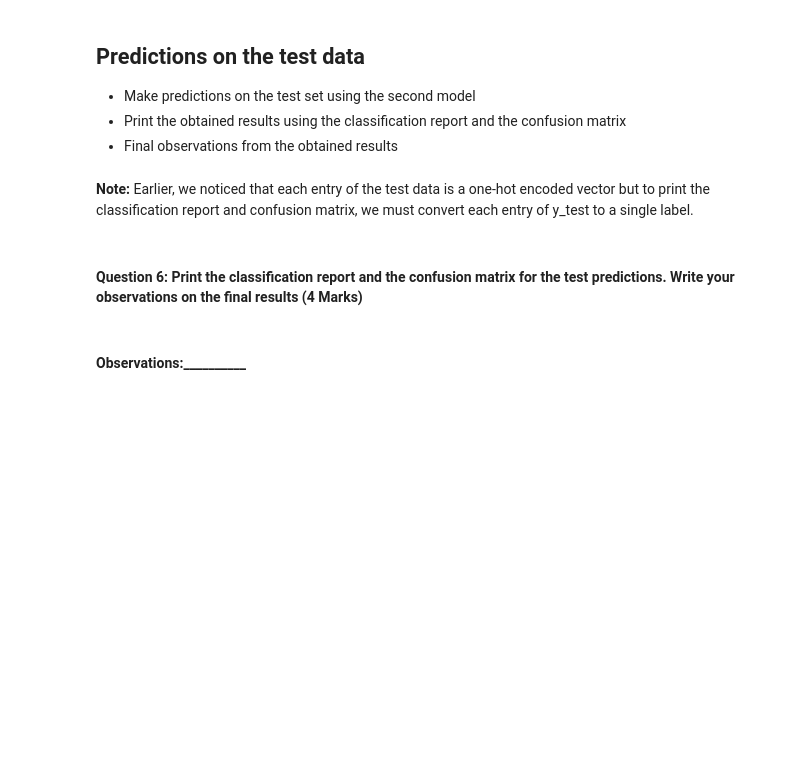
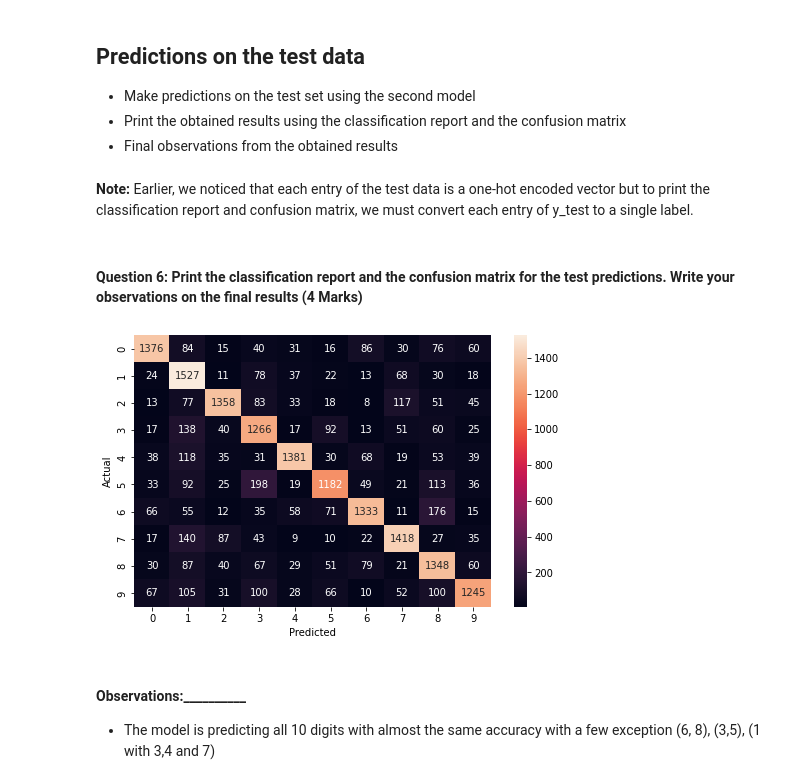
Before and after one commit to hmamoun/Python, a Jupyter notebook: Deep Learning/Project-ANN-Street View Housing Number Digit Recognition/NN_Project_Learner_Notebook_SVHN.ipynb, the cells around one changed output. Cells and saved outputs as stored; diff of their text form; code cells hidden in the pictures; blank space fills up the shorter version.

```diff
--- a/Deep Learning/Project-ANN-Street View Housing Number Digit Recognition/NN_Project_Learner_Notebook_SVHN.ipynb
+++ b/Deep Learning/Project-ANN-Street View Housing Number Digit Recognition/NN_Project_Learner_Notebook_SVHN.ipynb
@@ -386,18 +426,24 @@ y_test = np.argmax(y_test, axis=-1)
 # %%
 #importing required functions
 from sklearn.metrics import classification_report
 from sklearn.metrics import confusion_matrix
 
+
 #Printing the classification report
-print(__________)
+classification_report(y_test, test_pred)
 
 #Plotting the heatmap using confusion matrix
-cm = ___________ #Write the code for creating confusion matrix using actual labels and predicted labels
+cm =confusion_matrix(y_test, test_pred) #Write the code for creating confusion matrix using actual labels and predicted labels
+
 
 plt.figure(figsize=(8,5))
-sns.heatmap(cm, annot=True,  fmt='.0f')
+sns.heatmap(cm, annot=True,  fmt='.0f' )
 plt.ylabel('Actual')
 plt.xlabel('Predicted')
 plt.show()
+# %% [output]
+[figure, added]
-# %% [markdown]
-#### **Observations:__________**
+# %% [markdown]
+#### **Observations:__________**
+
+- The model is predicting all 10 digits with almost the same accuracy with a few exception (6, 8), (3,5), (1 with 3,4 and 7)
```
Also changed, not shown: parts of 19 cells of this notebook, 1 other file.
